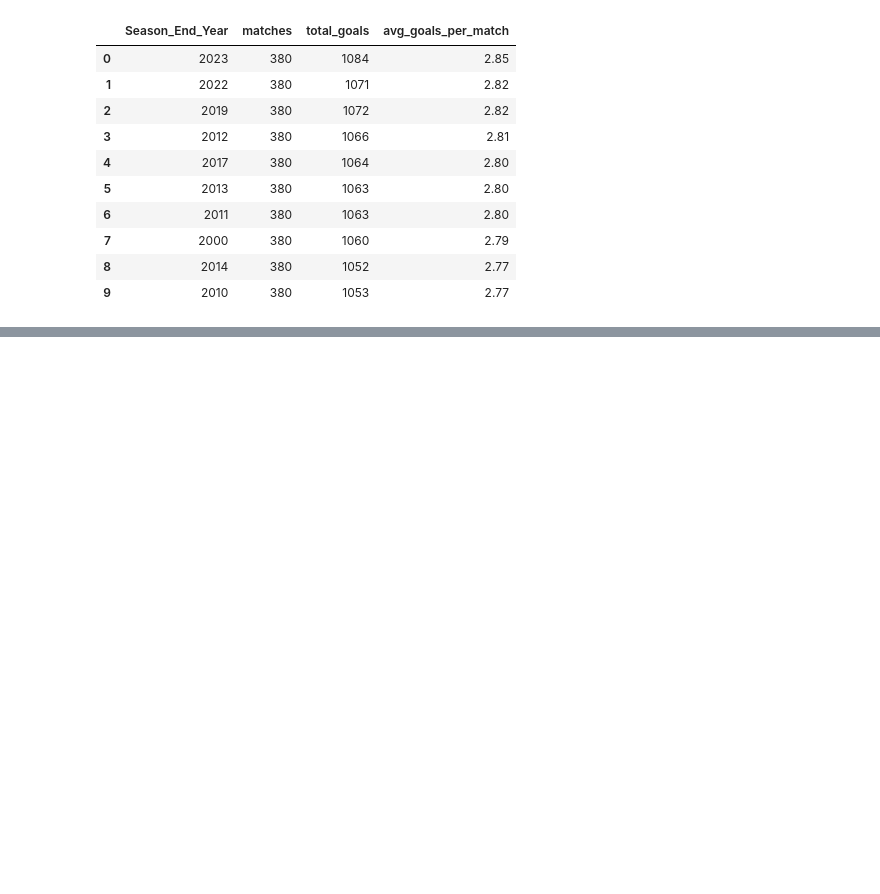
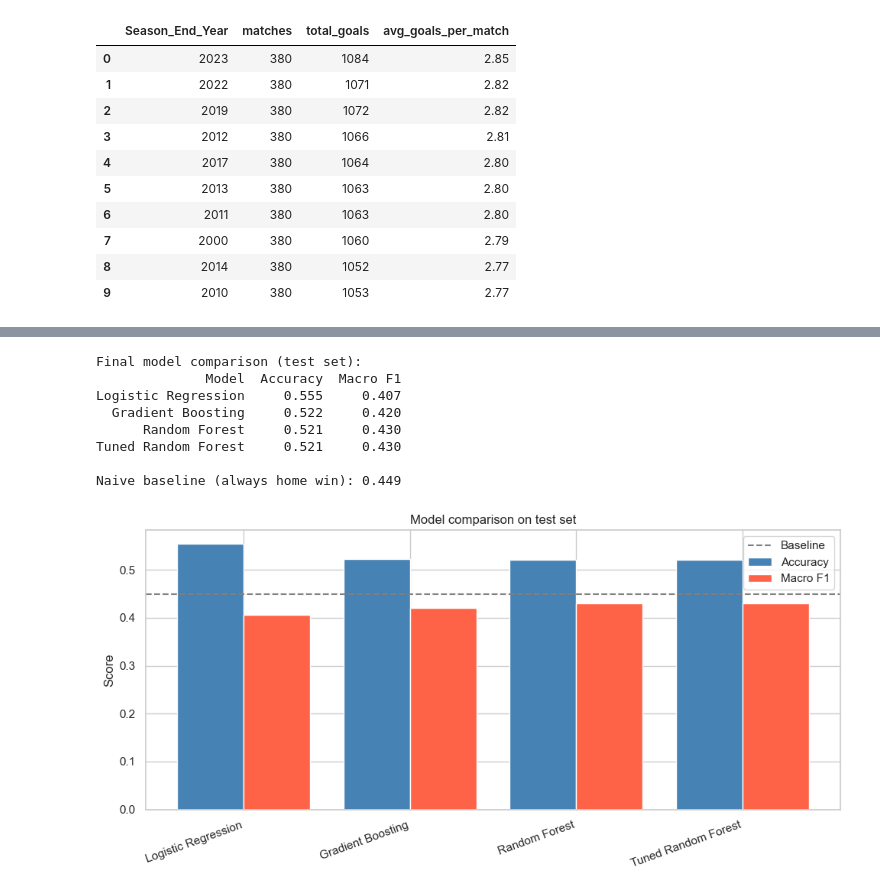
Before and after one commit to jamesmahinda1/epl-match-predictor, a Jupyter notebook: notebooks/epl_match_predictor.ipynb, the cells around one changed output, grey strips where cells are left out. Cells and saved outputs as stored; diff of their text form; code cells hidden in the pictures; blank space fills up the shorter version.

```diff
--- a/notebooks/epl_match_predictor.ipynb
+++ b/notebooks/epl_match_predictor.ipynb
@@ -323,0 +721,36 @@ print(f'Saved {len(features)} matches with {len(feature_cols)} features')
+# %%
+# Final comparison of every classification model on the test set
+final = pd.DataFrame([
+    {'Model': 'Logistic Regression', 'Accuracy': logreg_acc, 'Macro F1': logreg_f1},
+    {'Model': 'Random Forest', 'Accuracy': rf_acc, 'Macro F1': rf_f1},
+    {'Model': 'Gradient Boosting', 'Accuracy': gb_acc, 'Macro F1': gb_f1},
+    {'Model': 'Tuned Random Forest', 'Accuracy': tuned_acc, 'Macro F1': tuned_f1},
+]).round(3).sort_values('Accuracy', ascending=False).reset_index(drop=True)
+
+print('Final model comparison (test set):')
+print(final.to_string(index=False))
+print(f'\nNaive baseline (always home win): {baseline_acc:.3f}')
+
+# Bar chart
+fig, ax = plt.subplots(figsize=(10, 5))
+x = np.arange(len(final))
+ax.bar(x - 0.2, final['Accuracy'], 0.4, label='Accuracy', color='steelblue')
+ax.bar(x + 0.2, final['Macro F1'], 0.4, label='Macro F1', color='tomato')
+ax.axhline(baseline_acc, color='gray', linestyle='--', label='Baseline')
+ax.set_xticks(x)
+ax.set_xticklabels(final['Model'], rotation=20, ha='right')
+ax.set_ylabel('Score')
+ax.set_title('Model comparison on test set')
+ax.legend()
+plt.tight_layout()
+plt.show()
+# %% [output]
+Final model comparison (test set):
+              Model  Accuracy  Macro F1
+Logistic Regression     0.555     0.407
+  Gradient Boosting     0.522     0.420
+      Random Forest     0.521     0.430
+Tuned Random Forest     0.521     0.430
+
+Naive baseline (always home win): 0.449
+[figure, added]
```
Also changed, not shown: parts of 28 cells of this notebook, 2 other files.
